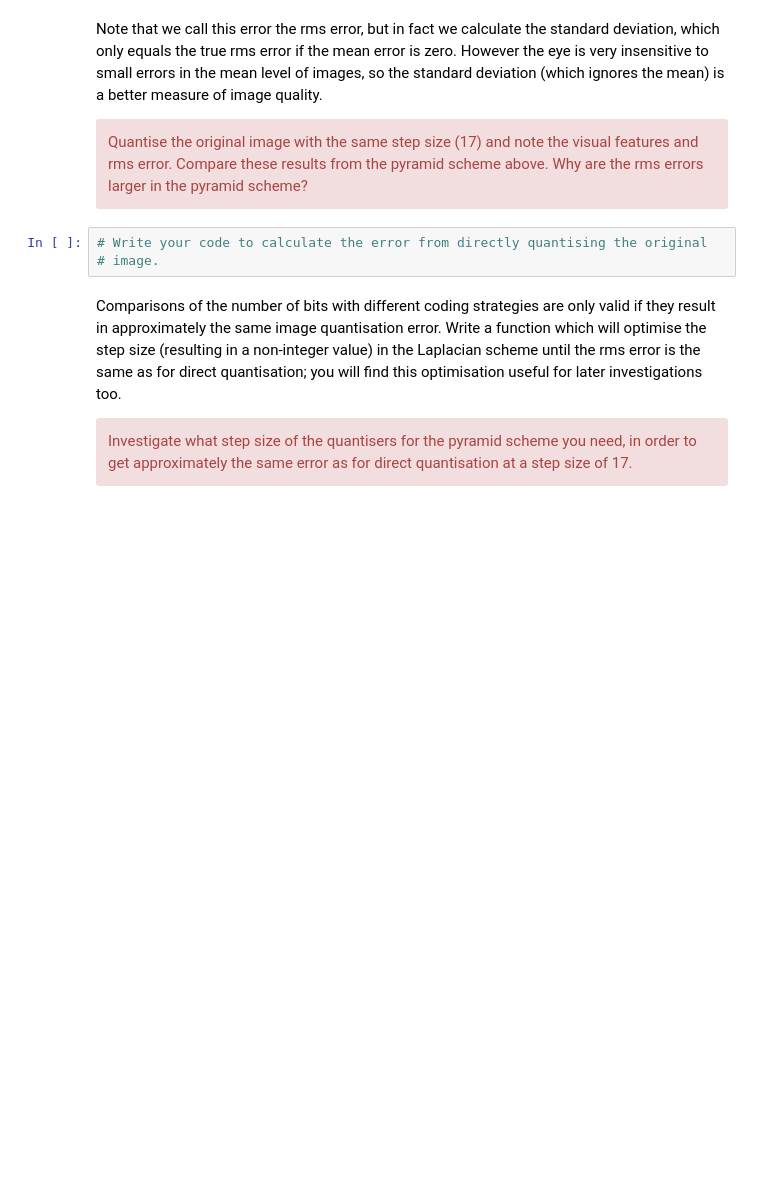
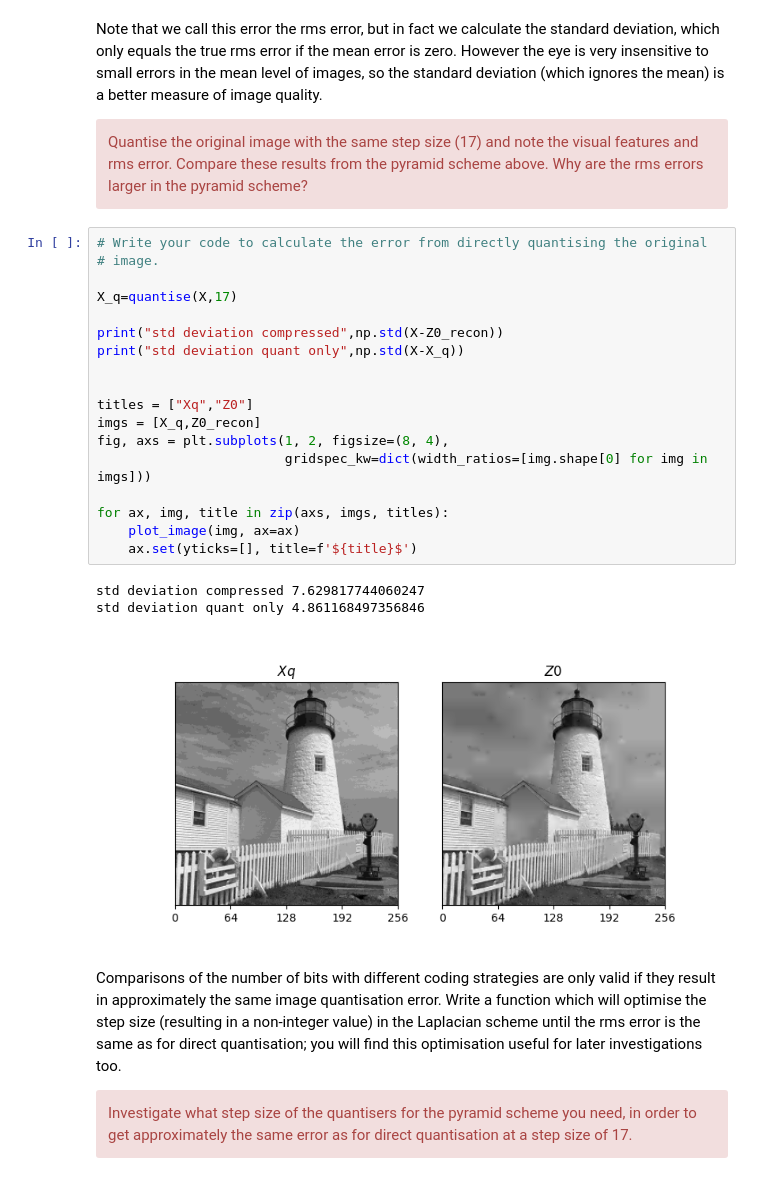
Before and after one commit to AndrewKeYanzhe/cued_sf2_lab, a Jupyter notebook: 6-laplacian-pyramid.ipynb, the cells around one changed output. Cells and saved outputs as stored; diff of their text form; blank space fills up the shorter version.

Commit message:
compare quant only vs compressed

```diff
--- a/6-laplacian-pyramid.ipynb
+++ b/6-laplacian-pyramid.ipynb
@@ -392,9 +392,28 @@ Note that we call this error the rms error, but in fact we calculate the standar
 <div class="alert alert-block alert-danger">
 Quantise the original image with the same step size (17) and note the visual features and rms error. Compare these results from the pyramid scheme above. Why are the rms errors larger in the pyramid scheme?
 </div>
-# %%
-# Write your code to calculate the error from directly quantising the original
-# image.
+# %%
+# Write your code to calculate the error from directly quantising the original
+# image.
+
+X_q=quantise(X,17)
+
+print("std deviation compressed",np.std(X-Z0_recon))
+print("std deviation quant only",np.std(X-X_q))
+
+
+titles = ["Xq","Z0"]
+imgs = [X_q,Z0_recon]
+fig, axs = plt.subplots(1, 2, figsize=(8, 4),
+                        gridspec_kw=dict(width_ratios=[img.shape[0] for img in imgs]))
+
+for ax, img, title in zip(axs, imgs, titles):
+    plot_image(img, ax=ax)
+    ax.set(yticks=[], title=f'${title}$')
+# %% [output]
+std deviation compressed 7.629817744060247
+std deviation quant only 4.861168497356846
+[figure, added]
 # %% [markdown]
 Comparisons of the number of bits with different coding strategies are only valid if they result in approximately the same image quantisation error. Write a function which will optimise the step size (resulting in a non-integer value) in the Laplacian scheme until the rms error is the same as for direct quantisation; you will find this optimisation useful for later investigations too.
 <div class="alert alert-block alert-danger">
```
